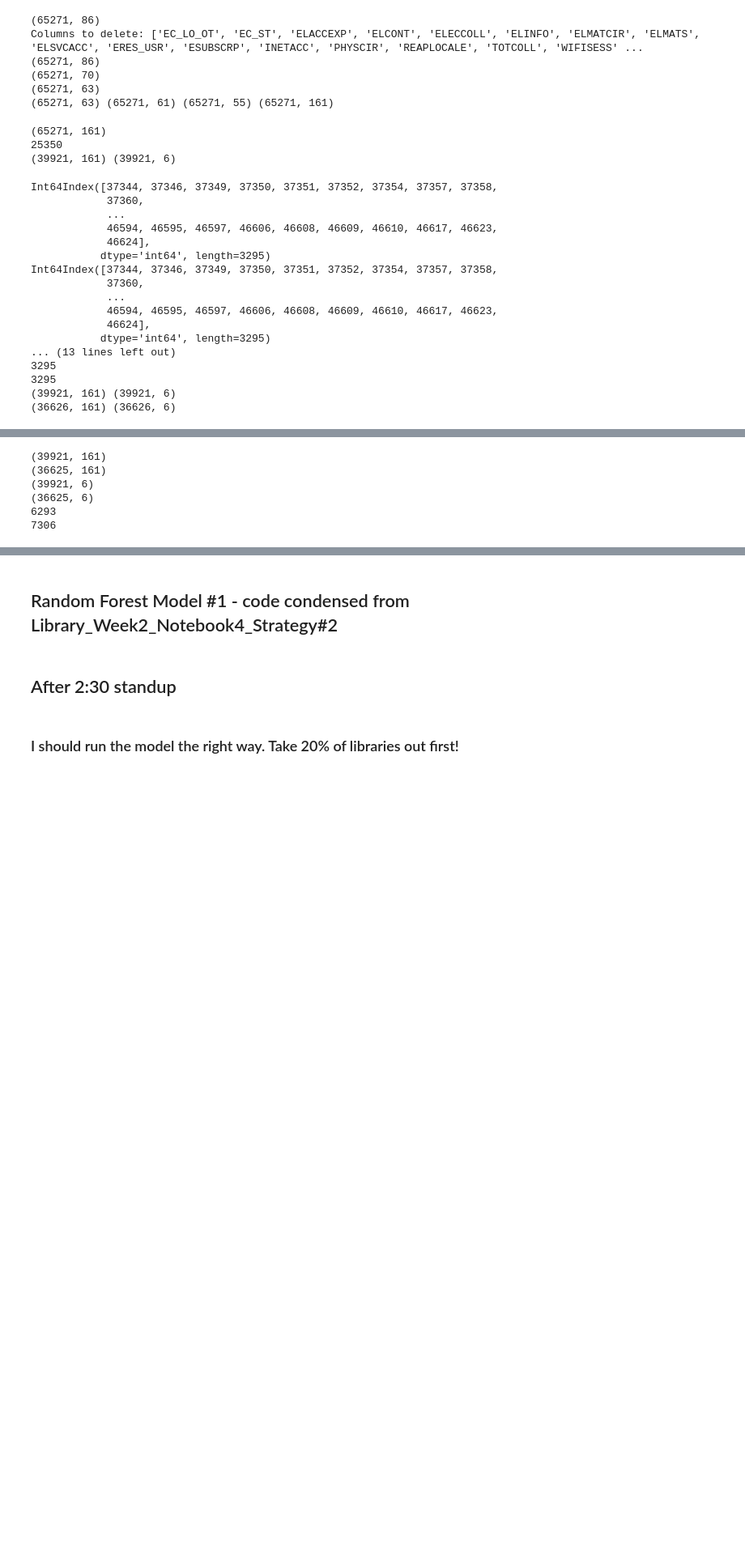
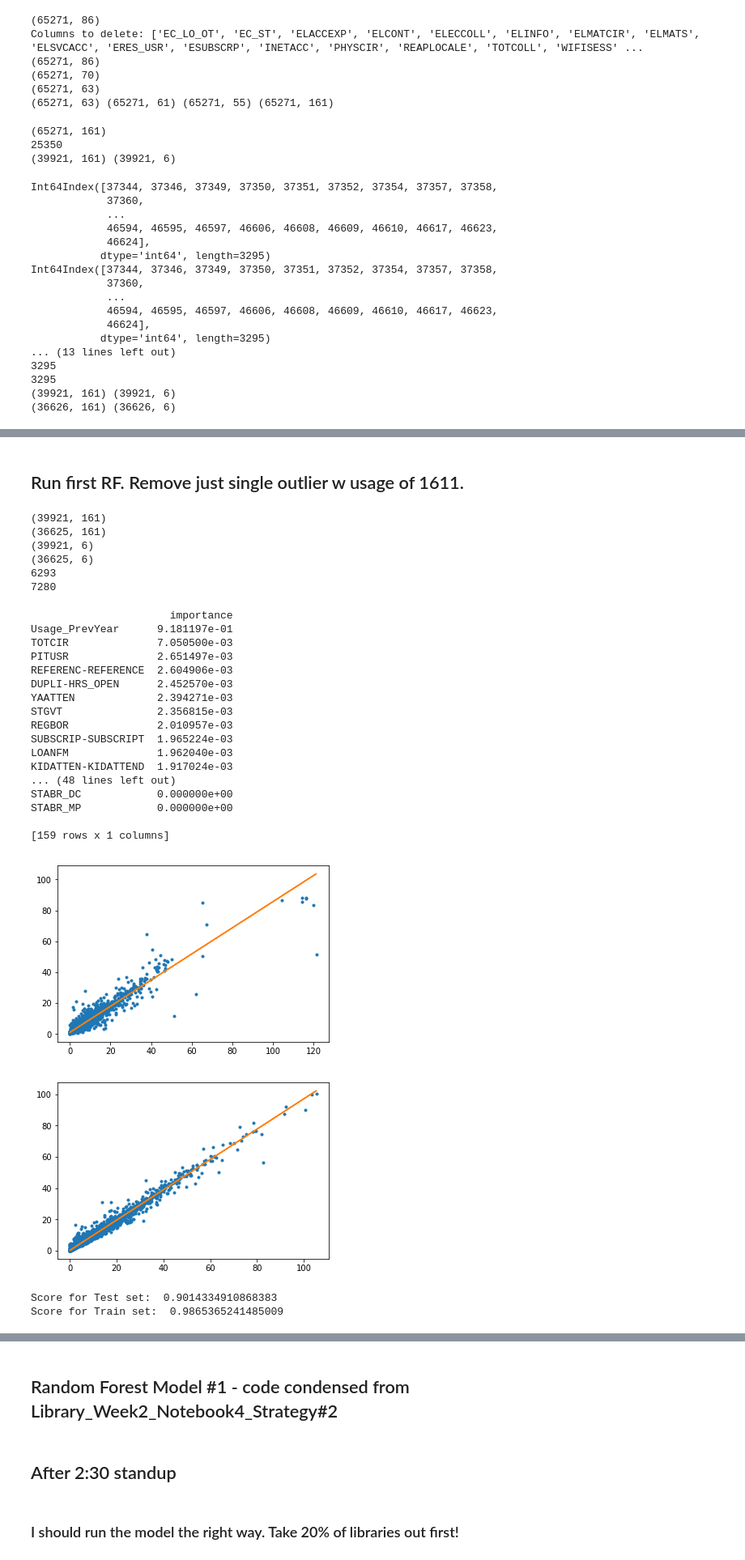
Before and after one commit to olgabane/Insight2019_LibraryProject, a Jupyter notebook: Library_Week3_Notebook6_RFContinuation.ipynb, the cells around one changed output, grey strips where cells are left out. Shown at 81% size. Drawn from its saved outputs; the diff is of its cells as text; code cells hidden in the pictures; blank space fills up the shorter version.

```diff
--- a/Library_Week3_Notebook6_RFContinuation.ipynb
+++ b/Library_Week3_Notebook6_RFContinuation.ipynb
@@ -548,3 +567,5 @@ Int64Index([37344, 37346, 37349, 37350, 37351, 37352, 37354, 37357, 37358,
+# %% [markdown]
+## Run first RF. Remove just single outlier w usage of 1611.
 # %%
 #Remove the one very obvious outlier
 Idx = Concat_w_dummies_noNaN_noSpace[Concat_w_dummies_noNaN_noSpace.Usage > 1600].index
@@ -563,7 +584,7 @@ print(Concat_w_dummies_noNaN_noSpace_1611dropped.shape)
 print(Location_Detail_DF_noNaN.shape)
 print(Location_Detail_DF_noNaN_noSpace_1611dropped.shape)
 
-Concat_w_dummies_noNaN_noSpace_1611dropped_ri = Concat_w_dummies_noNaN_noSpace_1611dropped.reset_index(drop = True)
+Concat_w_dummies_noNaN_noSpace_1611dropped = Concat_w_dummies_noNaN_noSpace_1611dropped.reset_index(drop = True)
 Location_Detail_DF_noNaN_noSpace_1611dropped = Location_Detail_DF_noNaN_noSpace_1611dropped.reset_index(drop = True)
 
 UniqueFSCS = set(Location_Detail_DF_noNaN_noSpace_1611dropped.loc[:, 'FSCSKEY'].tolist())
@@ -587,12 +608,12 @@ print(len(flattened_Indexlist))
 (39921, 6)
 (36625, 6)
 6293
-7306
+7280
 # %%
 rfmodel = RandomForestRegressor(n_estimators = 100, random_state = 10, max_depth = 60)
 
-X = Concat_w_dummies_noNaN_noSpace_1611dropped_ri.drop(columns = ['Usage', 'POPU-POPU_LSA'])
-y = Concat_w_dummies_noNaN_noSpace_1611dropped_ri['Usage']
+X = Concat_w_dummies_noNaN_noSpace_1611dropped.drop(columns = ['Usage', 'POPU-POPU_LSA'])
+y = Concat_w_dummies_noNaN_noSpace_1611dropped['Usage']
 
 X_train = X.drop(X.index[flattened_Indexlist])
 y_train = y.drop(y.index[flattened_Indexlist])
@@ -621,30 +642,52 @@ df_TRAIN['Predictions'] = predictions
 df_TRAIN['errors'] = (list(errors))
 
 #Get feature importance
 feature_importances = pd.DataFrame(rfmodel.feature_importances_,
                                    index = X_train.columns,
                                     columns=['importance']).sort_values('importance', ascending=False)
 print(feature_importances)
 
 #Plot df_TEST Usage vs. Prediction:
 # Data
 x = df_TEST.iloc[:, 0]
 y = df_TEST.iloc[:, 1]
 # Fit with polyfit
 b, m = polyfit(x, y, 1)
 plt.plot(x, y, '.')
 plt.plot(x, b + m * x, '-')
 plt.show()
 
 #Plot df_TRAIN Usage vs. Prediction:
 # Data
 x = df_TRAIN.iloc[:, 0]
 y = df_TRAIN.iloc[:, 1]
 # Fit with polyfit
 b, m = polyfit(x, y, 1)
 plt.plot(x, y, '.')
 plt.plot(x, b + m * x, '-')
 plt.show()
 
 print("Score for Test set: ", rfmodel.score(X_test, y_test))
 print("Score for Train set: ", rfmodel.score(X_train, y_train))
+# %% [output]
+                      importance
+Usage_PrevYear      9.181197e-01
+TOTCIR              7.050500e-03
+PITUSR              2.651497e-03
+REFERENC-REFERENCE  2.604906e-03
+DUPLI-HRS_OPEN      2.452570e-03
+YAATTEN             2.394271e-03
+STGVT               2.356815e-03
+REGBOR              2.010957e-03
+SUBSCRIP-SUBSCRIPT  1.965224e-03
+LOANFM              1.962040e-03
+KIDATTEN-KIDATTEND  1.917024e-03
+... (48 lines left out)
+STABR_DC            0.000000e+00
+STABR_MP            0.000000e+00
+
+[159 rows x 1 columns]
+[figure, added]
+[figure, added]
+Score for Test set:  0.9014334910868383
+Score for Train set:  0.9865365241485009
```
Also changed, not shown: parts of 37 cells of this notebook.
